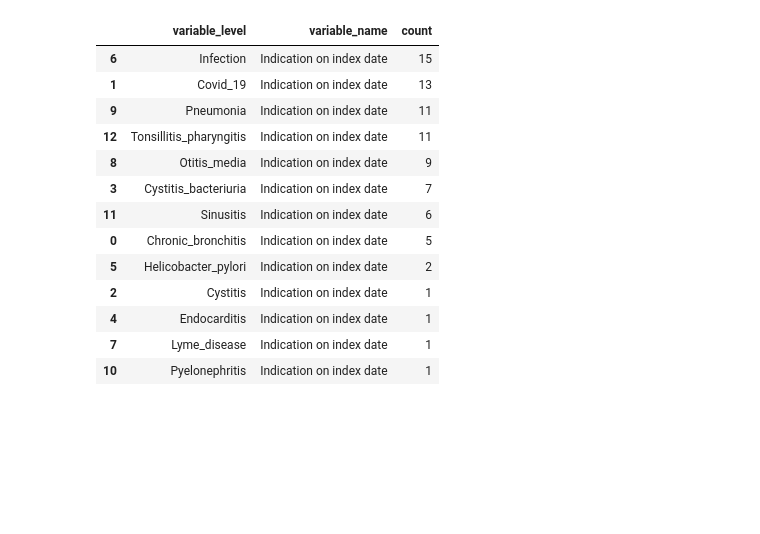
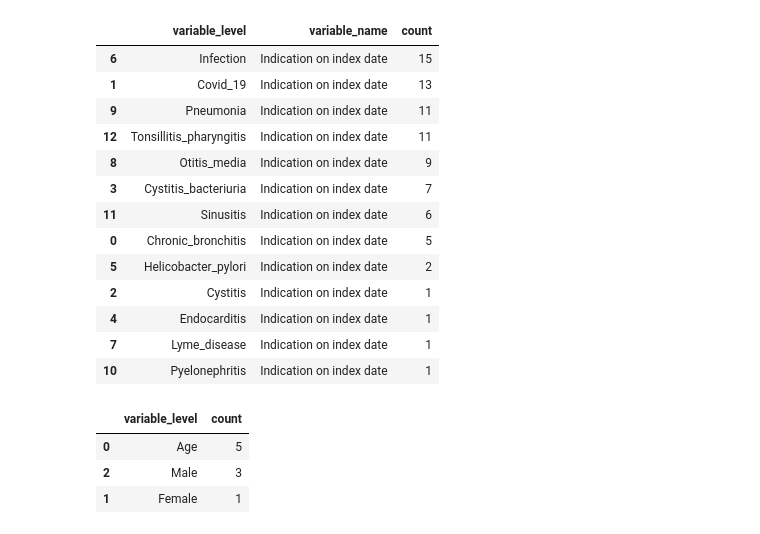
Before and after one commit to eric-fey-hus/ehden_mega_ef, a Jupyter notebook: analysis_DUS.ipynb, the cells around one changed output. Saved outputs shown, nothing was run; the diff lists cells and outputs as text; code cells hidden in the pictures; blank space fills up the shorter version.

```diff
--- a/analysis_DUS.ipynb
+++ b/analysis_DUS.ipynb
@@ -121,9 +137,6 @@ fig.show()
 # %%
 import pandas as pd
 import plotly.express as px
-
-# Load the CSV file into a DataFrame
-df = pd.read_csv('amoxi_dus_csv.csv')
 
 # Filter the DataFrame
 filtered_df = df.query("variable_name == 'Indication on index date'").query("set == 'prev'")
@@ -183,3 +194,24 @@ variable_level_counts_df
 | 4 | Endocarditis | Indication on index date | 1 |
 | 7 | Lyme_disease | Indication on index date | 1 |
 | 10 | Pyelonephritis | Indication on index date | 1 |
+# %%
+# Most frequent variable_levels
+variable_level_counts_df = (
+    df
+    #.query("variable_name == 'Indication on index date'")
+    .query("set == 'inc'")
+    #.query("set == 'prev'")
+    .query("variable_name.isnull()")
+    #
+    #.groupby(['variable_level', 'variable_name'])        # Group by 'variable_level'
+    .groupby(['variable_level'])        # Group by 'variable_level'
+    .size()                           # Count occurrences of each group
+    .reset_index(name='count')        # Convert Series to DataFrame and rename the count column
+    .sort_values(by='count', ascending=False)  # Sort by count in descending order
+)
+variable_level_counts_df
+# %% [output]
+|  | variable_level | count |
+| 0 | Age | 5 |
+| 2 | Male | 3 |
+| 1 | Female | 1 |
```
Also changed, not shown: parts of 3 cells of this notebook, 1 other file.
